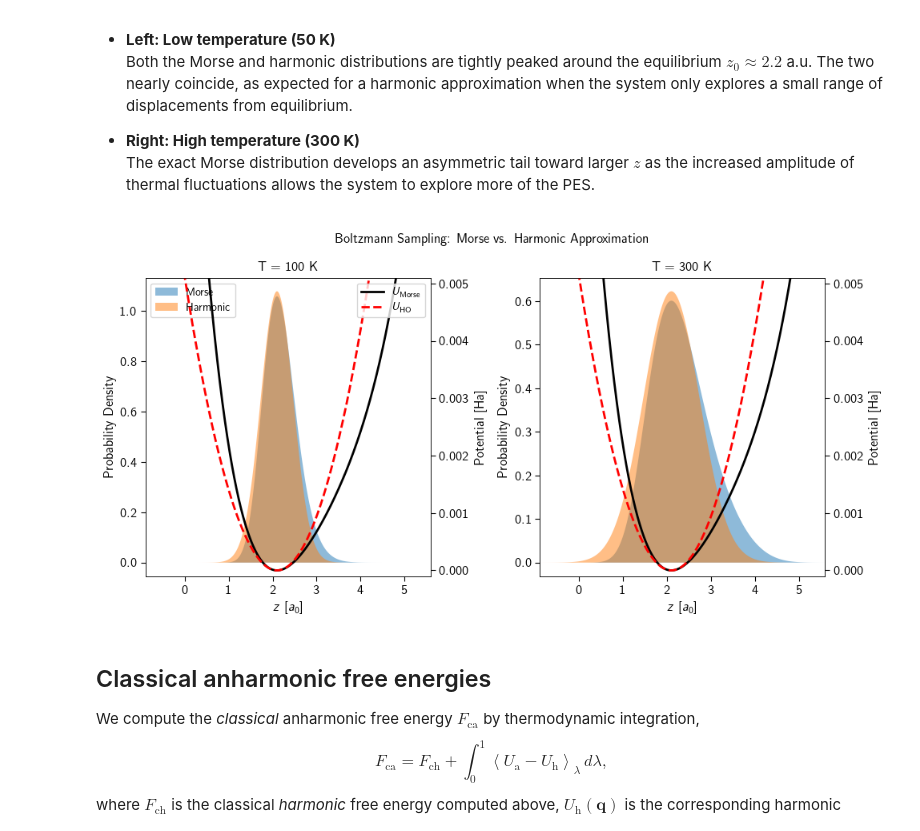
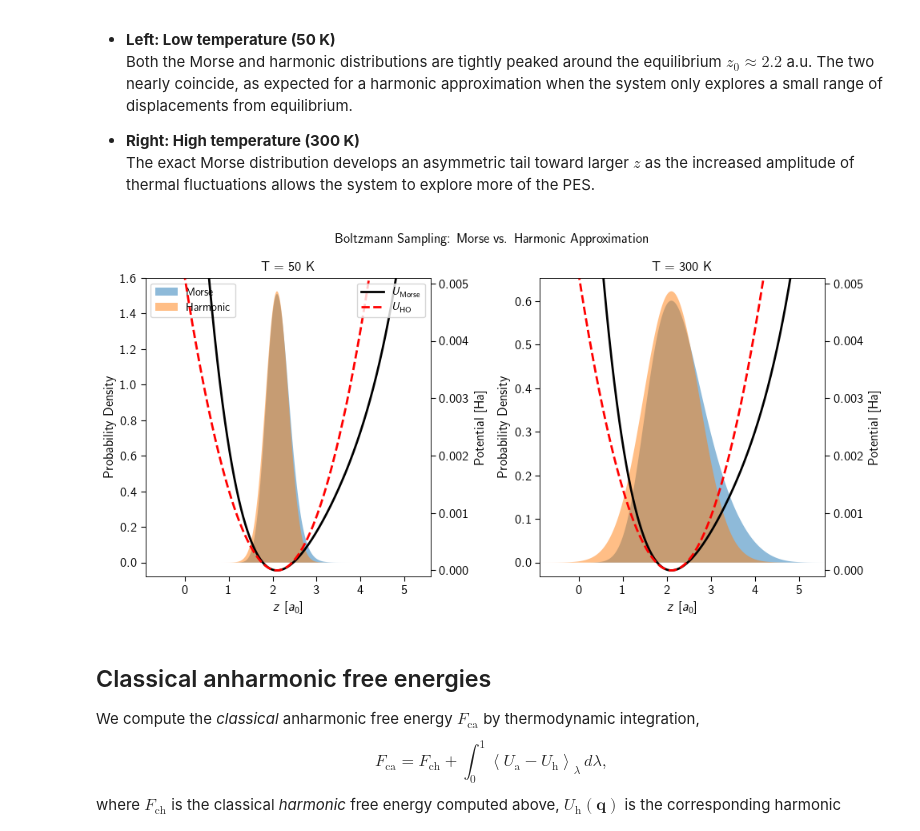
Before and after one commit to sabia-group/i-PI-tutorial, a Jupyter notebook: 02-free-energy/tutorial_free_energy.ipynb, the cells around one changed output. Saved outputs shown, nothing was run; the diff lists cells and outputs as text; code cells hidden in the pictures.

```diff
--- a/02-free-energy/tutorial_free_energy.ipynb
+++ b/02-free-energy/tutorial_free_energy.ipynb
@@ -359,11 +363,11 @@ Quantum harmonic free energy:
 - **Right: High temperature (300 K)**
   The exact Morse distribution develops an asymmetric tail toward larger $z$ as the increased amplitude of thermal fluctuations allows the system to explore more of the PES.
 # %%
-T1 = 100
+T1 = 50
 T2 = 300
 utils.plot_boltzmann_distribution_morse_vs_harmonic(T1,T2, span_z=(-3.0, 3.5), D=De, a=a, z0=z0, k=k)
 # %% [output]
-[figure, old version]
+[figure, new version]
 # %% [markdown]
 ## Classical anharmonic free energies
 
```
Also changed, not shown: parts of 13 cells of this notebook.
